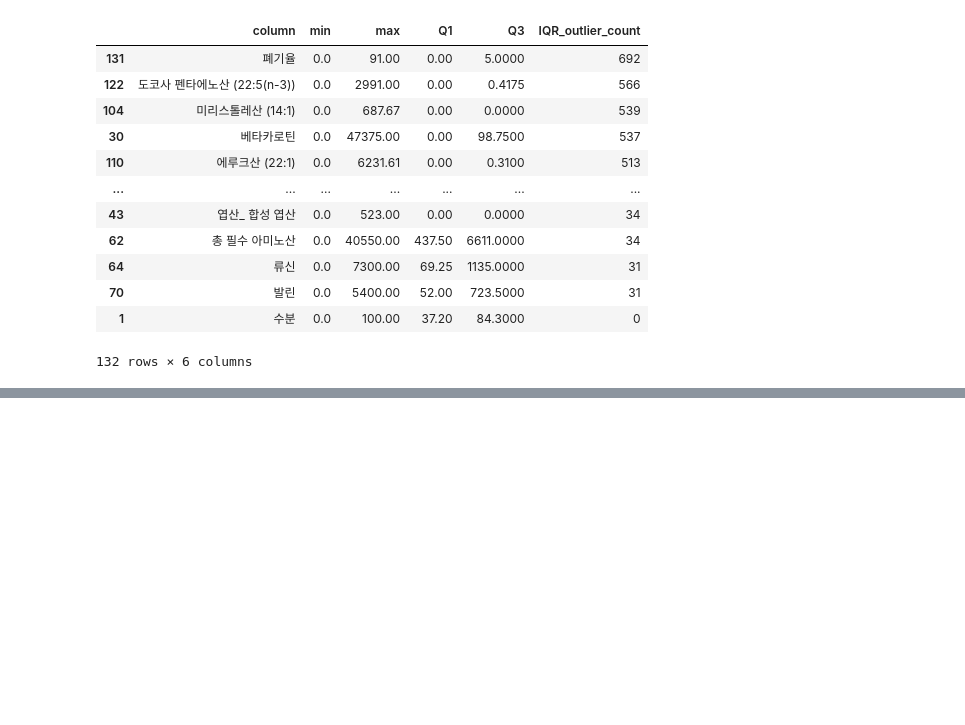
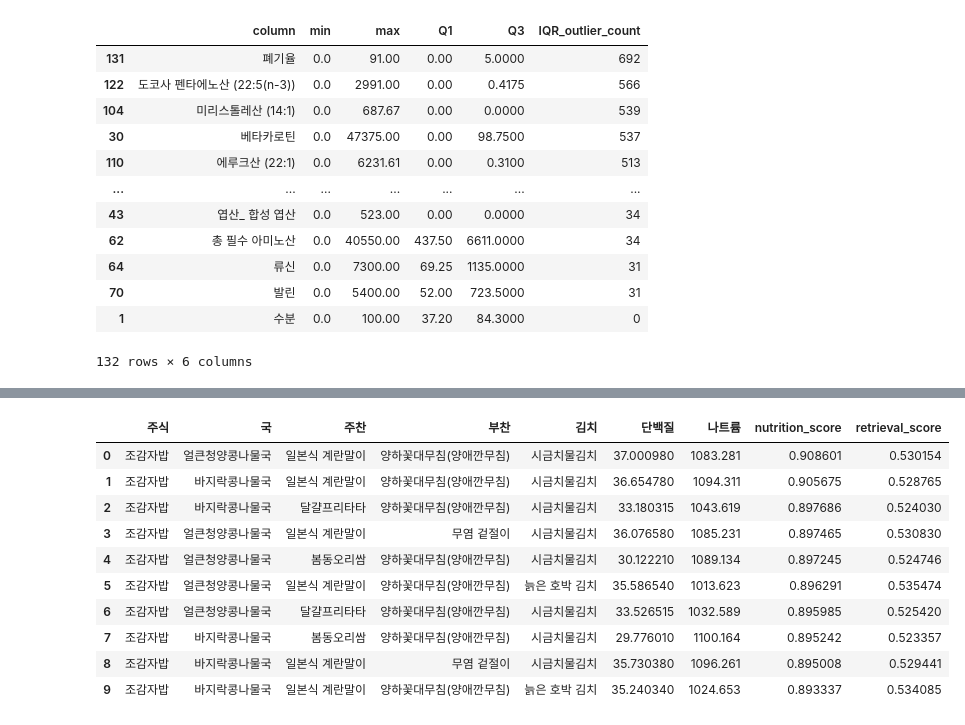
Before and after one commit to mseon94/LLM-PRJ, a Jupyter notebook: llm_menu.ipynb, the cells around one changed output, grey strips where cells are left out. Cells and saved outputs as stored; diff of their text form; code cells hidden in the pictures; blank space fills up the shorter version.

```diff
--- a/llm_menu.ipynb
+++ b/llm_menu.ipynb
@@ -689,0 +2495,22 @@ display(
+# %%
+FINAL_POOL_SIZE = {
+    "주식": 8,
+    "국": 8,
+    "주찬": 8,
+    "부찬": 12,
+    "김치": 8
+}
+
+for slot_name in filtered_slot_candidates:
+
+    filtered_slot_candidates[slot_name] = (
+        filtered_slot_candidates[slot_name]
+        .head(FINAL_POOL_SIZE[slot_name])
+        .reset_index(drop=True)
+    )
+
+    print(
+        slot_name,
+        ":",
+        len(filtered_slot_candidates[slot_name])
+    )
@@ -689,0 +3067,35 @@ display(
+# %%
+ranked_meal_df = rank_meal_combinations(
+    meal_combinations_df,
+    nutrition_high=conditions["nutrition_high"],
+    nutrition_low=conditions["nutrition_low"],
+    top_k=2000
+)
+
+display(
+    ranked_meal_df[
+        [
+            "주식",
+            "국",
+            "주찬",
+            "부찬",
+            "김치",
+            "단백질",
+            "나트륨",
+            "nutrition_score",
+            "retrieval_score"
+        ]
+    ].head(10)
+)
+# %% [output]
+|  | 주식 | 국 | 주찬 | 부찬 | 김치 | 단백질 | 나트륨 | nutrition_score | retrieval_score |
+| 0 | 조감자밥 | 얼큰청양콩나물국 | 일본식 계란말이 | 양하꽃대무침(양애깐무침) | 시금치물김치 | 37.000980 | 1083.281 | 0.908601 | 0.530154 |
+| 1 | 조감자밥 | 바지락콩나물국 | 일본식 계란말이 | 양하꽃대무침(양애깐무침) | 시금치물김치 | 36.654780 | 1094.311 | 0.905675 | 0.528765 |
+| 2 | 조감자밥 | 바지락콩나물국 | 달걀프리타타 | 양하꽃대무침(양애깐무침) | 시금치물김치 | 33.180315 | 1043.619 | 0.897686 | 0.524030 |
+| 3 | 조감자밥 | 얼큰청양콩나물국 | 일본식 계란말이 | 무염 겉절이 | 시금치물김치 | 36.076580 | 1085.231 | 0.897465 | 0.530830 |
+| 4 | 조감자밥 | 얼큰청양콩나물국 | 봄동오리쌈 | 양하꽃대무침(양애깐무침) | 시금치물김치 | 30.122210 | 1089.134 | 0.897245 | 0.524746 |
+| 5 | 조감자밥 | 얼큰청양콩나물국 | 일본식 계란말이 | 양하꽃대무침(양애깐무침) | 늙은 호박 김치 | 35.586540 | 1013.623 | 0.896291 | 0.535474 |
+| 6 | 조감자밥 | 얼큰청양콩나물국 | 달걀프리타타 | 양하꽃대무침(양애깐무침) | 시금치물김치 | 33.526515 | 1032.589 | 0.895985 | 0.525420 |
+| 7 | 조감자밥 | 바지락콩나물국 | 봄동오리쌈 | 양하꽃대무침(양애깐무침) | 시금치물김치 | 29.776010 | 1100.164 | 0.895242 | 0.523357 |
+| 8 | 조감자밥 | 바지락콩나물국 | 일본식 계란말이 | 무염 겉절이 | 시금치물김치 | 35.730380 | 1096.261 | 0.895008 | 0.529441 |
+| 9 | 조감자밥 | 바지락콩나물국 | 일본식 계란말이 | 양하꽃대무침(양애깐무침) | 늙은 호박 김치 | 35.240340 | 1024.653 | 0.893337 | 0.534085 |
```
Also changed, not shown: parts of 64 cells of this notebook, 7 other files.
